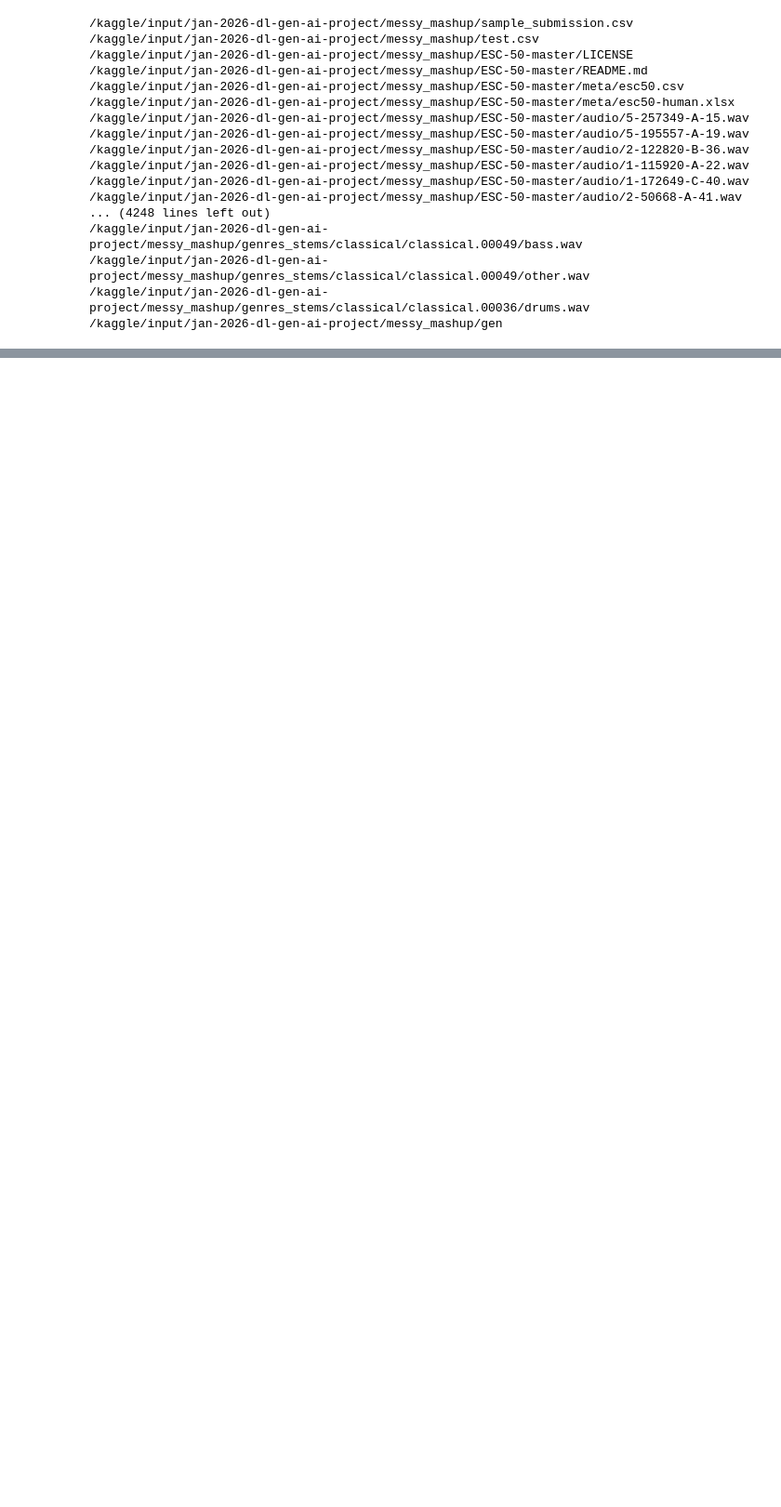
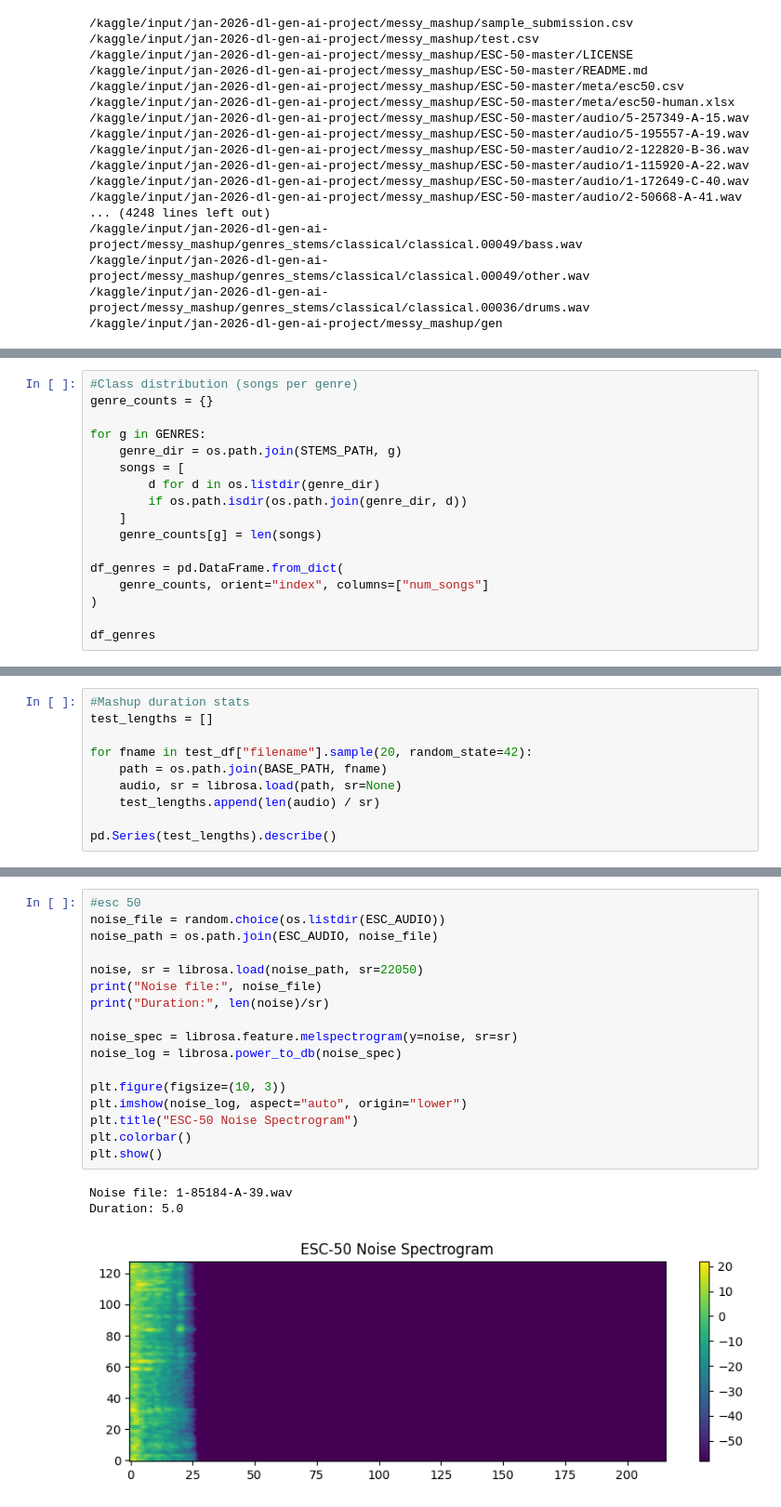
Before and after one commit to Ramakrishnaa-R/notebook26fffab64f, a Jupyter notebook: Kaggle.ipynb, the cells around one changed output, grey strips where cells are left out. Shown at 93% size. Drawn from its saved outputs; the diff is of its cells as text; blank space fills up the shorter version.

```diff
--- a/Kaggle.ipynb
+++ b/Kaggle.ipynb
@@ -41,0 +69,17 @@ test_df.head()
+# %%
+#Class distribution (songs per genre)
+genre_counts = {}
+
+for g in GENRES:
+    genre_dir = os.path.join(STEMS_PATH, g)
+    songs = [
+        d for d in os.listdir(genre_dir)
+        if os.path.isdir(os.path.join(genre_dir, d))
+    ]
+    genre_counts[g] = len(songs)
+
+df_genres = pd.DataFrame.from_dict(
+    genre_counts, orient="index", columns=["num_songs"]
+)
+
+df_genres
@@ -41,0 +158,10 @@ test_df.head()
+# %%
+#Mashup duration stats
+test_lengths = []
+
+for fname in test_df["filename"].sample(20, random_state=42):
+    path = os.path.join(BASE_PATH, fname)
+    audio, sr = librosa.load(path, sr=None)
+    test_lengths.append(len(audio) / sr)
+
+pd.Series(test_lengths).describe()
@@ -42,3 +178,24 @@ test_df.head()
+# %%
+#esc 50
+noise_file = random.choice(os.listdir(ESC_AUDIO))
+noise_path = os.path.join(ESC_AUDIO, noise_file)
+
+noise, sr = librosa.load(noise_path, sr=22050)
+print("Noise file:", noise_file)
+print("Duration:", len(noise)/sr)
+
+noise_spec = librosa.feature.melspectrogram(y=noise, sr=sr)
+noise_log = librosa.power_to_db(noise_spec)
+
+plt.figure(figsize=(10, 3))
+plt.imshow(noise_log, aspect="auto", origin="lower")
+plt.title("ESC-50 Noise Spectrogram")
+plt.colorbar()
+plt.show()
+# %% [output]
+Noise file: 1-85184-A-39.wav
+Duration: 5.0
+[figure, added]
 # %%
 import os
 import random
```
Also changed, not shown: parts of 17 cells of this notebook.
